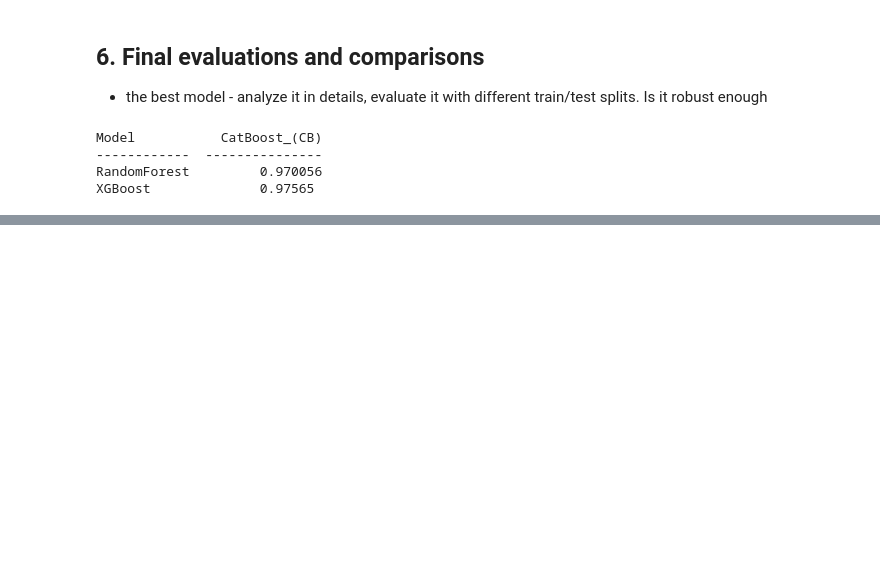
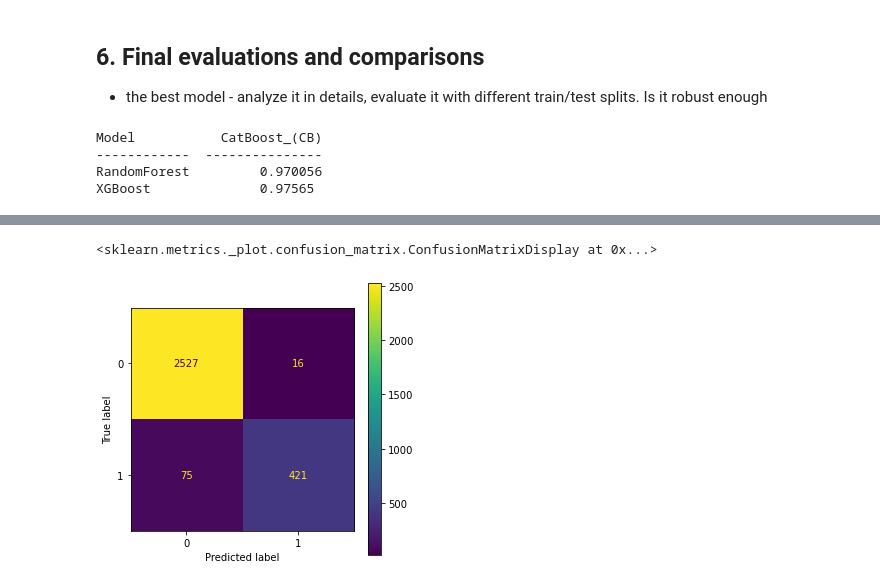
Before and after one commit to vucko77/Bank-Churn-Prediction, a Jupyter notebook: Bank_Churn_F.ipynb, the cells around one changed output, grey strips where cells are left out. Drawn from its saved outputs; the diff is of its cells as text; code cells hidden in the pictures; blank space fills up the shorter version.

Commit message:
dodadeni charts na Final conclusion

```diff
--- a/Bank_Churn_F.ipynb
+++ b/Bank_Churn_F.ipynb
@@ -1198,2 +1239,8 @@ XGBoost              0.97565
+# %%
+#RandomForest best model
+plot_confusion_matrix(rfFS, X1_new_test, y1_test)
+# %% [output]
+<sklearn.metrics._plot.confusion_matrix.ConfusionMatrixDisplay at 0x...>
+[figure, added]
 # %%
 # store the best model as file
```
Also changed, not shown: parts of 11 cells of this notebook.
